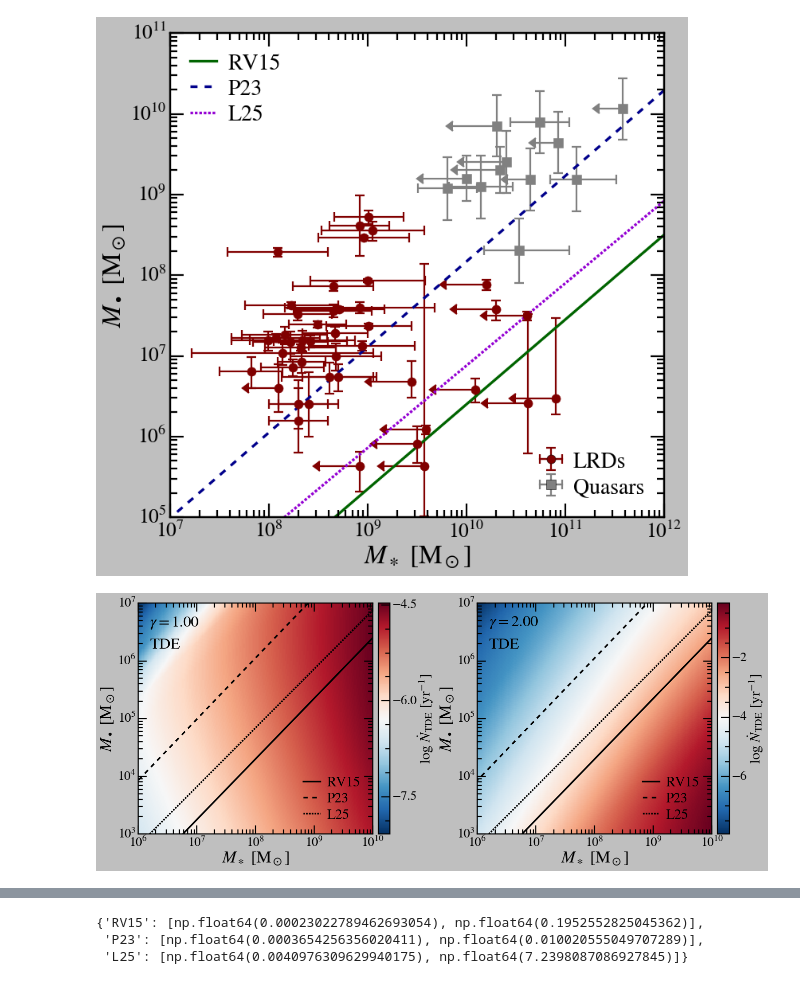
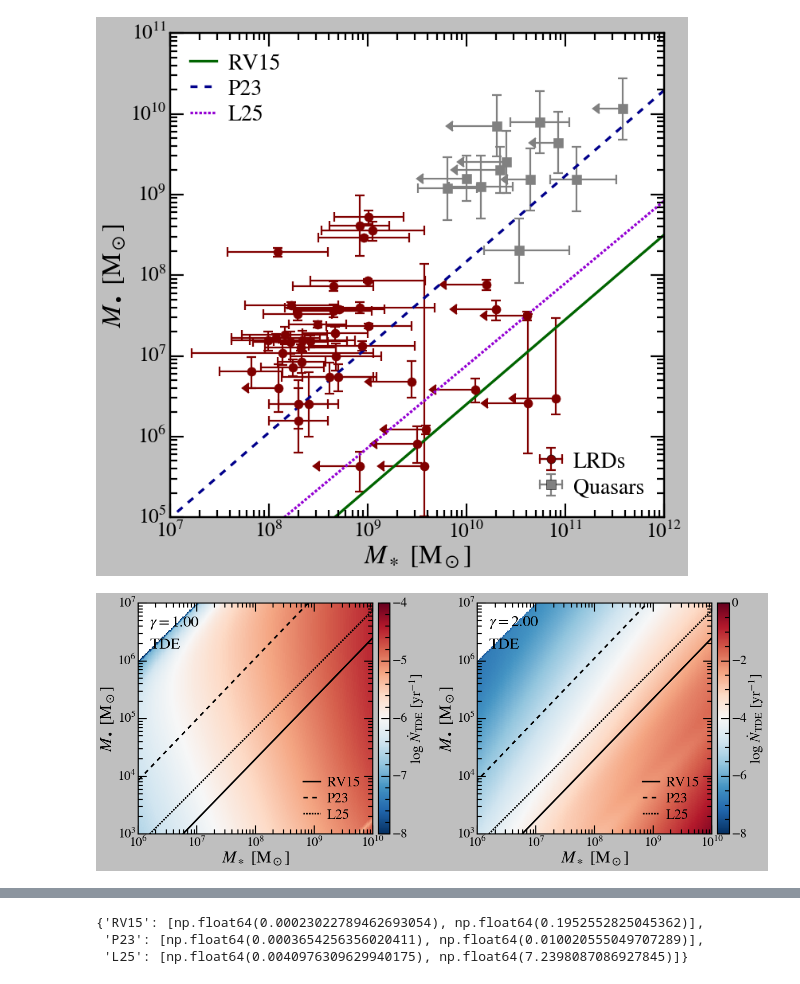
Before and after one commit to vinh-qtran/TidalDisruptionLRD, a Jupyter notebook: nbs/Ms_Mbh_tde_rate.ipynb, the cells around one changed output, grey strips where cells are left out. Saved outputs shown, nothing was run; the diff lists cells and outputs as text; code cells hidden in the pictures.

Commit message:
Minor parameter change

```diff
--- a/nbs/Ms_Mbh_tde_rate.ipynb
+++ b/nbs/Ms_Mbh_tde_rate.ipynb
@@ -39,3 +66,27 @@ importlib.reload(all_sky)
+# %%
+for gamma in [1.0, 2.0]:
+    tde = all_sky.TDEGrid(
+        profile=stellar_distribution.DehnenCuspProfile,
+        tde=tde_rate.KroupaTDERate,
+        M_bhs=np.logspace(3, 8, 401),  # 300
+        M_s_scalers=np.logspace(0, 5, 51),  # 200
+        m_s_max=2,
+        r_env=4.84814e-6,
+        profile_params={
+            "gamma": gamma,
+        },
+        r_half_mass_params={
+            "M0": 10**8.5,
+            "r0": 10 ** (-0.16 - 2 * 0.24),
+            "alpha": 0.27,
+        },
+        r_half_mass_a_scaler=None,
+    )
+
+    with open(  # noqa: PTH123
+        f"tdes/tde_env_{gamma * 100:03.0f}_cusp_dense.pkl", "wb"
+    ) as f:
+        pickle.dump(tde, f)
 # %%
 def KH13_log_Mbh_from_log_Ms(log_M_s):
     return 9 + np.log10(0.49) + 1.16 * (log_M_s - 11)
@@ -352,11 +403,11 @@ axs = axs.flatten()
 
 gammas = [1.0, 2.0]
 
-# vmins = [-8, -8]
-# vmaxs = [-4, -0]
+vmins = [-8, -8]
+vmaxs = [-4, -0]
 
-vmins = [None, None]
-vmaxs = [None, None]
+# vmins = [None, None]
+# vmaxs = [None, None]
 
 tick_nbins = [4, 4]
 
@@ -373,34 +424,34 @@ for ax, gamma, vmin, vmax, tick_nbin in zip(
         show_x_label=True,
         show_y_label=True,
         show_legend=True,
         show_gamma_label=True,
     )
 
     ax.text(
         0.05,
         0.85,
         "TDE",
         transform=ax.transAxes,
         fontsize=28,
         va="top",
         ha="left",
     )
 
     cb = fig.colorbar(
         c,
         ax=ax,
         location="right",
         aspect=20,
         pad=0.02,
         ticks=MaxNLocator(nbins=tick_nbin),
     )
     cb.set_label(r"$\log \, \dot{N}_{\rm TDE}$ [yr$^{-1}$]", labelpad=0, fontsize=26)
 
 # plt.tight_layout()
 plt.savefig("../../tde_cusp_rate.pdf", bbox_inches="tight")
 plt.show()
 # %% [output]
-[figure, old version]
+[figure, new version]
 # %%
 fig, axs = plt.subplots(1, 2, figsize=(20, 7.2))
 
```
Also changed, not shown: parts of 9 cells of this notebook, 8 other files.
